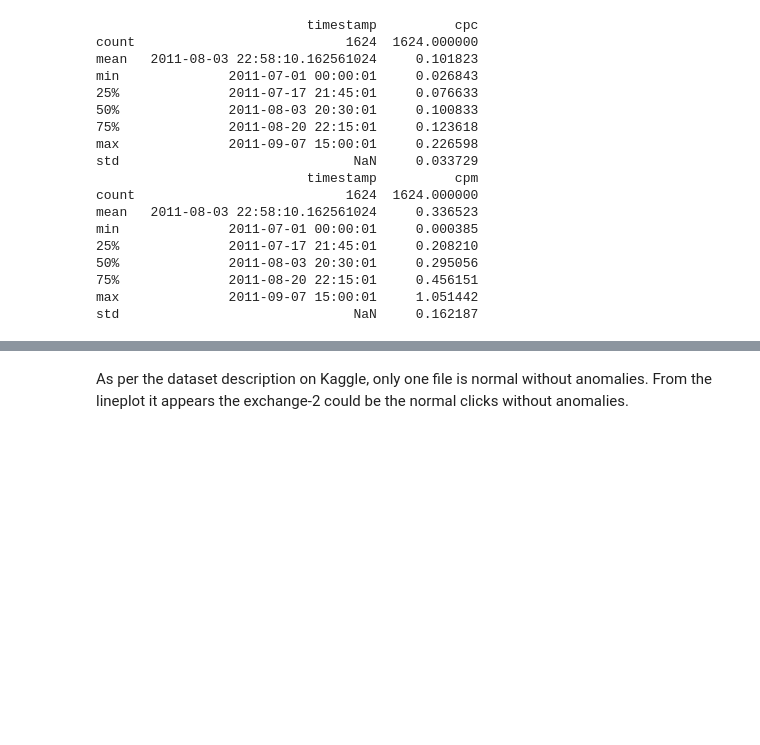
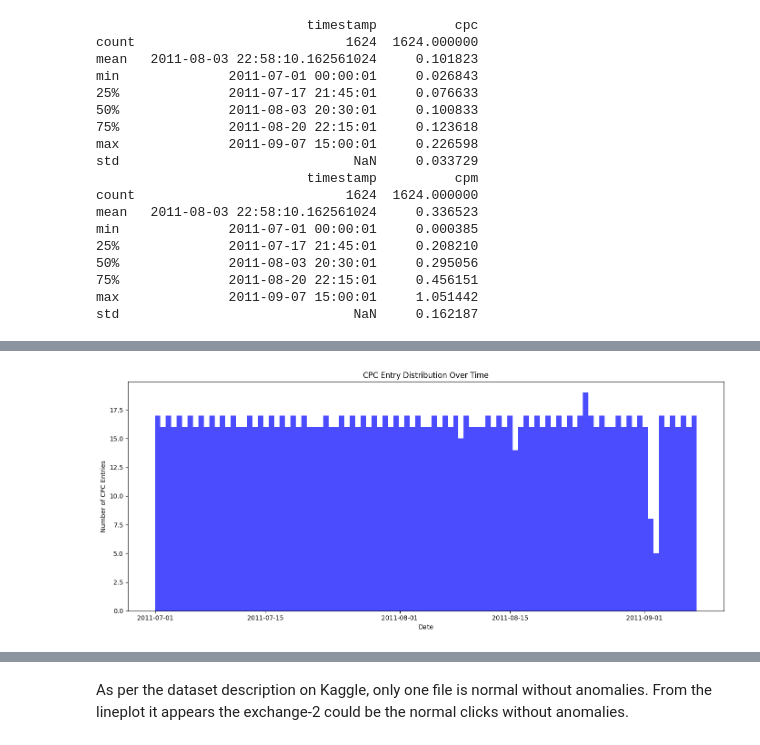
Before and after one commit to shashankgarewal/iitg-cse, a Jupyter notebook: anomaly-detection-markov/Notebooks/explore-AdExchange.ipynb, the cells around one changed output, grey strips where cells are left out. Saved outputs shown, nothing was run; the diff lists cells and outputs as text; code cells hidden in the pictures; blank space fills up the shorter version.

```diff
--- a/anomaly-detection-markov/Notebooks/explore-AdExchange.ipynb
+++ b/anomaly-detection-markov/Notebooks/explore-AdExchange.ipynb
@@ -67,0 +80,11 @@ plt.hist(df_cpc['timestamp'], bins=10_000, color='blue', alpha=0.7, label='CPC')
+# %%
+plt.figure(figsize=(14, 6))
+plt.hist(df2['timestamp'], bins=100, color='blue', alpha=0.7)
+plt.xlabel('Date')
+plt.ylabel('Number of CPC Entries')
+plt.title('CPC Entry Distribution Over Time')
+
+plt.tight_layout()
+plt.show()
+# %% [output]
+[figure, added]
```
Also changed, not shown: parts of 32 cells of this notebook, 2 other files.
